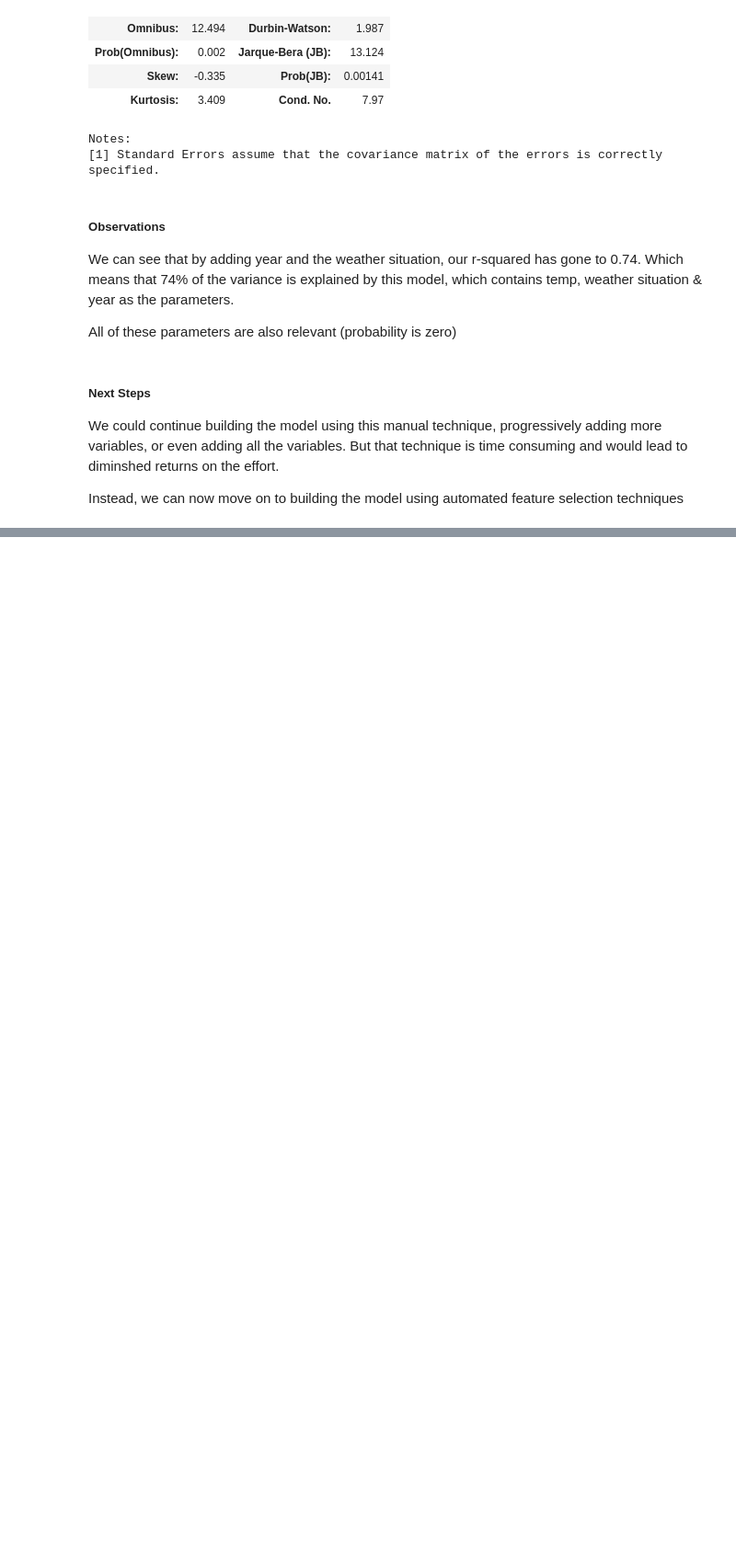
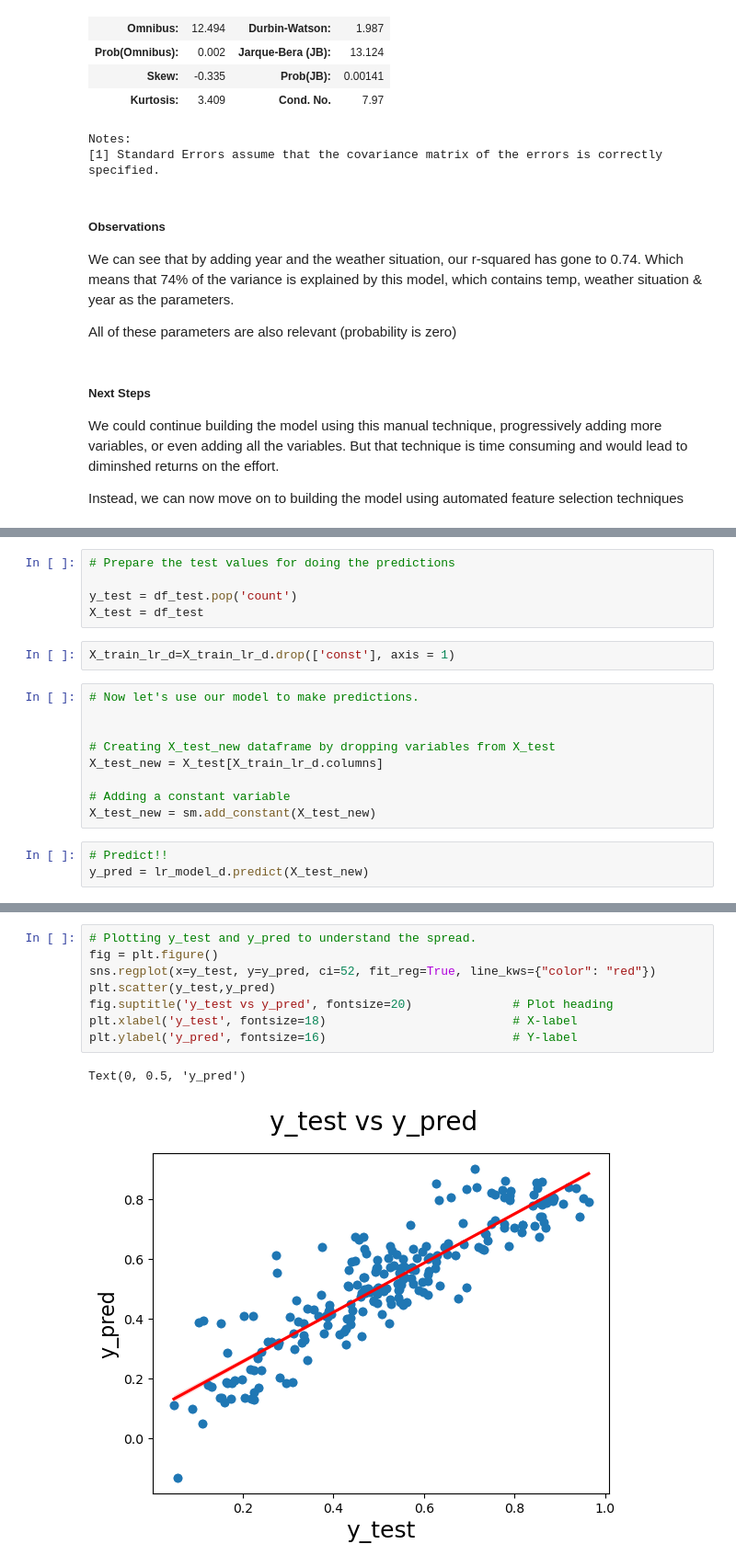
Before and after one commit to harish-babu/boom-bikes-assignment, a Jupyter notebook: Boom-Bikes-Linear-Regression-Assignment.ipynb, the cells around one changed output, grey strips where cells are left out. Shown at 92% size. Saved outputs shown, nothing was run; the diff lists cells and outputs as text; blank space fills up the shorter version.

```diff
--- a/Boom-Bikes-Linear-Regression-Assignment.ipynb
+++ b/Boom-Bikes-Linear-Regression-Assignment.ipynb
@@ -501,0 +1079,19 @@ Instead, we can now move on to building the model using automated feature select
+# %%
+# Prepare the test values for doing the predictions
+
+y_test = df_test.pop('count')
+X_test = df_test
+# %%
+X_train_lr_d=X_train_lr_d.drop(['const'], axis = 1)
+# %%
+# Now let's use our model to make predictions.
+
+
+# Creating X_test_new dataframe by dropping variables from X_test
+X_test_new = X_test[X_train_lr_d.columns]
+
+# Adding a constant variable
+X_test_new = sm.add_constant(X_test_new)
+# %%
+# Predict!!
+y_pred = lr_model_d.predict(X_test_new)
@@ -501,0 +1113,11 @@ Instead, we can now move on to building the model using automated feature select
+# %%
+# Plotting y_test and y_pred to understand the spread.
+fig = plt.figure()
+sns.regplot(x=y_test, y=y_pred, ci=52, fit_reg=True, line_kws={"color": "red"})
+plt.scatter(y_test,y_pred)
+fig.suptitle('y_test vs y_pred', fontsize=20)              # Plot heading
+plt.xlabel('y_test', fontsize=18)                          # X-label
+plt.ylabel('y_pred', fontsize=16)                          # Y-label
+# %% [output]
+Text(0, 0.5, 'y_pred')
+[figure, added]
```
Also changed, not shown: parts of 46 cells of this notebook.
